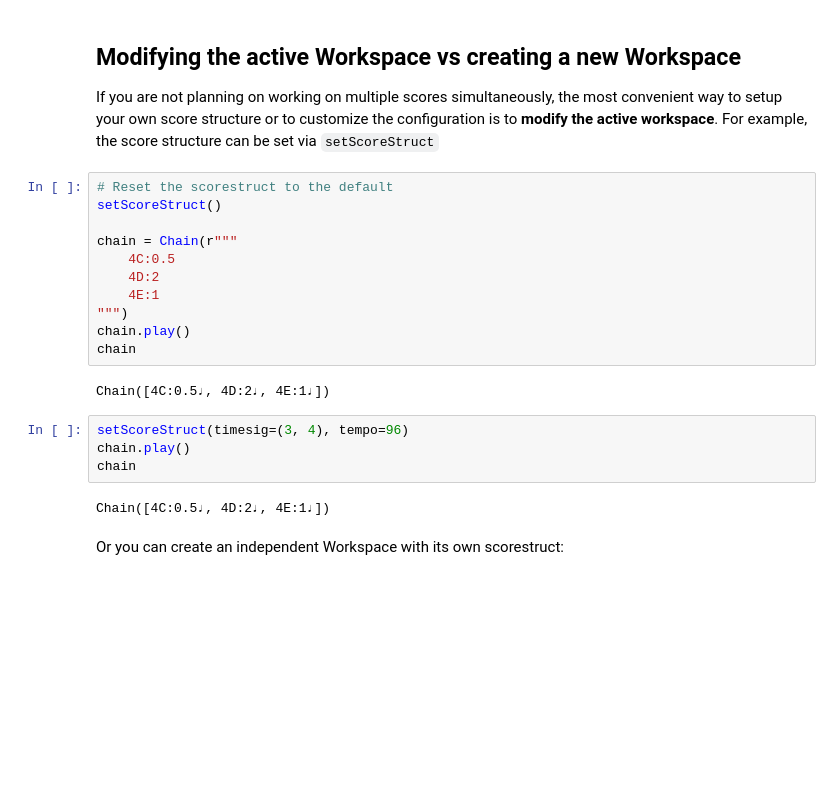
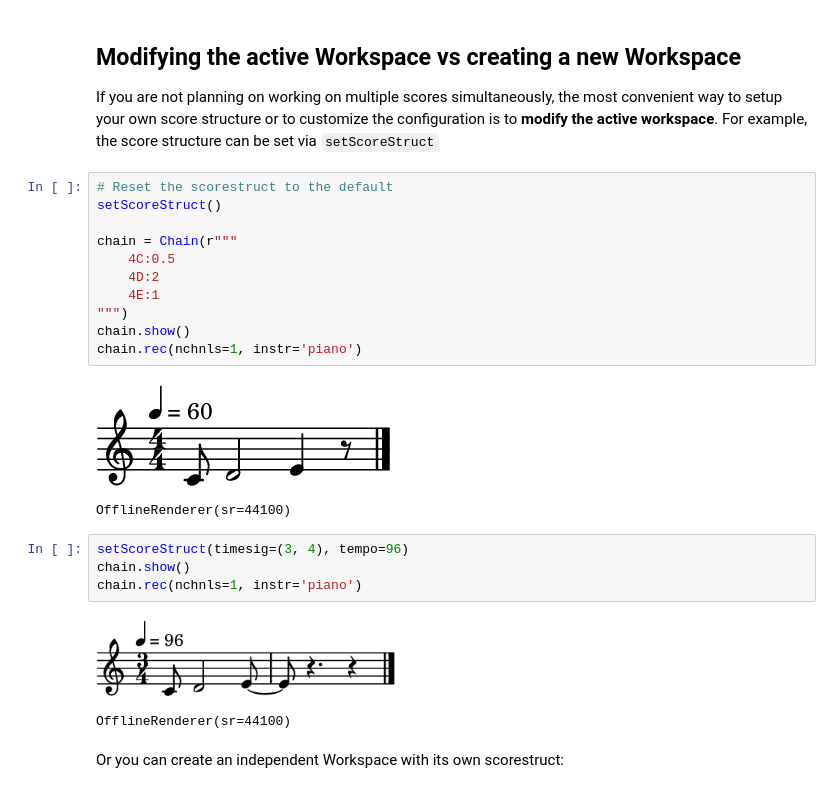
Before and after one commit to gesellkammer/maelzel, a Jupyter notebook: docs/notebooks/getWorkspace.ipynb, the cells around one changed output. Saved outputs shown, nothing was run; the diff lists cells and outputs as text; blank space fills up the shorter version.

```diff
--- a/docs/notebooks/getWorkspace.ipynb
+++ b/docs/notebooks/getWorkspace.ipynb
@@ -55,22 +56,24 @@ If you are not planning on working on multiple scores simultaneously, the most c
 # %%
 # Reset the scorestruct to the default
 setScoreStruct()
 
 chain = Chain(r"""
     4C:0.5
     4D:2
     4E:1
 """)
-chain.play()
-chain
+chain.show()
+chain.rec(nchnls=1, instr='piano')
 # %% [output]
+[figure, added]
-Chain([4C:0.5♩, 4D:2♩, 4E:1♩])
+OfflineRenderer(sr=44100)
 # %%
 setScoreStruct(timesig=(3, 4), tempo=96)
-chain.play()
-chain
+chain.show()
+chain.rec(nchnls=1, instr='piano')
 # %% [output]
+[figure, added]
-Chain([4C:0.5♩, 4D:2♩, 4E:1♩])
+OfflineRenderer(sr=44100)
 # %% [markdown]
 Or you can create an independent Workspace with its own scorestruct:
 # %%
```
Also changed, not shown: parts of 9 cells of this notebook, 8 other files.
